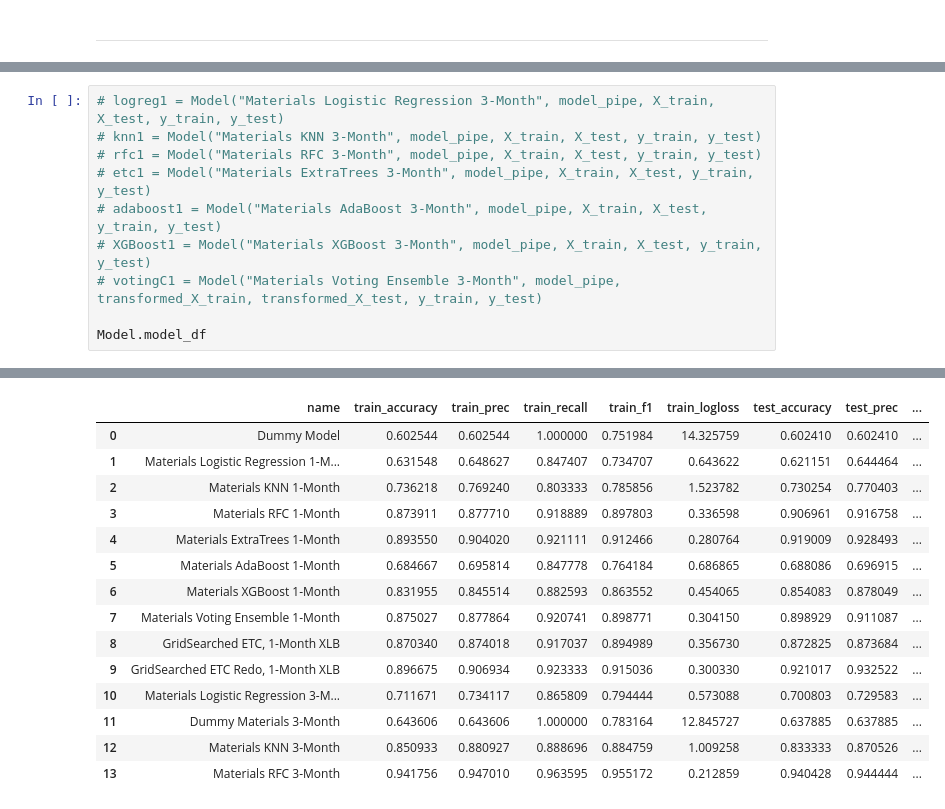
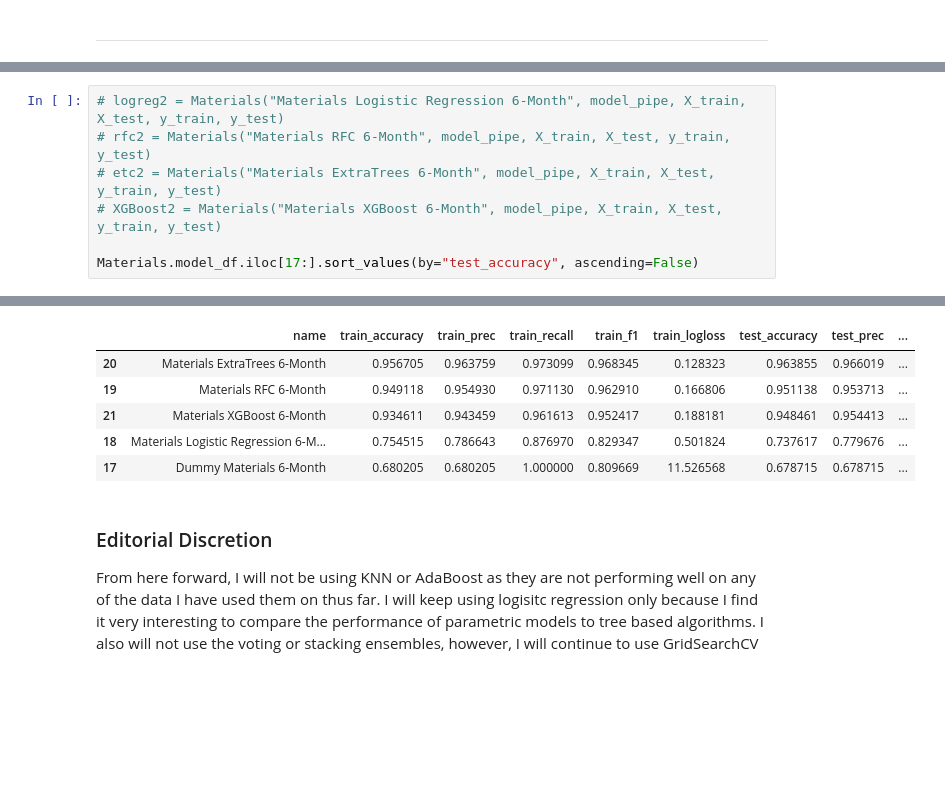
Before and after one commit to dvdhartsman/Stock_Market_Analysis, a Jupyter notebook: 2_SPDR_ETFs.ipynb, the cells around one changed output, grey strips where cells are left out. Drawn from its saved outputs; the diff is of its cells as text; blank space fills up the shorter version.

Commit message:
Modeling, functions, trees, inferential summary

```diff
--- a/2_SPDR_ETFs.ipynb
+++ b/2_SPDR_ETFs.ipynb
@@ -736,11 +803,8 @@ Pipeline(steps=[('ct',
 # %%
-# logreg1 = Model("Materials Logistic Regression 3-Month", model_pipe, X_train, X_test, y_train, y_test)
-# knn1 = Model("Materials KNN 3-Month", model_pipe, X_train, X_test, y_train, y_test)
-# rfc1 = Model("Materials RFC 3-Month", model_pipe, X_train, X_test, y_train, y_test)
-# etc1 = Model("Materials ExtraTrees 3-Month", model_pipe, X_train, X_test, y_train, y_test)
-# adaboost1 = Model("Materials AdaBoost 3-Month", model_pipe, X_train, X_test, y_train, y_test)
-# XGBoost1 = Model("Materials XGBoost 3-Month", model_pipe, X_train, X_test, y_train, y_test)
-# votingC1 = Model("Materials Voting Ensemble 3-Month", model_pipe, transformed_X_train, transformed_X_test, y_train, y_test)
+# logreg2 = Materials("Materials Logistic Regression 6-Month", model_pipe, X_train, X_test, y_train, y_test)
+# rfc2 = Materials("Materials RFC 6-Month", model_pipe, X_train, X_test, y_train, y_test)
+# etc2 = Materials("Materials ExtraTrees 6-Month", model_pipe, X_train, X_test, y_train, y_test)
+# XGBoost2 = Materials("Materials XGBoost 6-Month", model_pipe, X_train, X_test, y_train, y_test)
 
-Model.model_df
+Materials.model_df.iloc[17:].sort_values(by="test_accuracy", ascending=False)
 # %% [output]
@@ -749,15 +811,9 @@ Model.model_df
 |  | name | train_accuracy | train_prec | train_recall | train_f1 | train_logloss | test_accuracy | test_prec | ... |
-| 0 | Dummy Model | 0.602544 | 0.602544 | 1.000000 | 0.751984 | 14.325759 | 0.602410 | 0.602410 | ... |
-| 1 | Materials Logistic Regression 1-M... | 0.631548 | 0.648627 | 0.847407 | 0.734707 | 0.643622 | 0.621151 | 0.644464 | ... |
-| 2 | Materials KNN 1-Month | 0.736218 | 0.769240 | 0.803333 | 0.785856 | 1.523782 | 0.730254 | 0.770403 | ... |
-| 3 | Materials RFC 1-Month | 0.873911 | 0.877710 | 0.918889 | 0.897803 | 0.336598 | 0.906961 | 0.916758 | ... |
-| 4 | Materials ExtraTrees 1-Month | 0.893550 | 0.904020 | 0.921111 | 0.912466 | 0.280764 | 0.919009 | 0.928493 | ... |
-| 5 | Materials AdaBoost 1-Month | 0.684667 | 0.695814 | 0.847778 | 0.764184 | 0.686865 | 0.688086 | 0.696915 | ... |
-| 6 | Materials XGBoost 1-Month | 0.831955 | 0.845514 | 0.882593 | 0.863552 | 0.454065 | 0.854083 | 0.878049 | ... |
-| 7 | Materials Voting Ensemble 1-Month | 0.875027 | 0.877864 | 0.920741 | 0.898771 | 0.304150 | 0.898929 | 0.911087 | ... |
-| 8 | GridSearched ETC, 1-Month XLB | 0.870340 | 0.874018 | 0.917037 | 0.894989 | 0.356730 | 0.872825 | 0.873684 | ... |
-| 9 | GridSearched ETC Redo, 1-Month XLB | 0.896675 | 0.906934 | 0.923333 | 0.915036 | 0.300330 | 0.921017 | 0.932522 | ... |
-| 10 | Materials Logistic Regression 3-M... | 0.711671 | 0.734117 | 0.865809 | 0.794444 | 0.573088 | 0.700803 | 0.729583 | ... |
-| 11 | Dummy Materials 3-Month | 0.643606 | 0.643606 | 1.000000 | 0.783164 | 12.845727 | 0.637885 | 0.637885 | ... |
-| 12 | Materials KNN 3-Month | 0.850933 | 0.880927 | 0.888696 | 0.884759 | 1.009258 | 0.833333 | 0.870526 | ... |
-| 13 | Materials RFC 3-Month | 0.941756 | 0.947010 | 0.963595 | 0.955172 | 0.212859 | 0.940428 | 0.944444 | ... |
+| 20 | Materials ExtraTrees 6-Month | 0.956705 | 0.963759 | 0.973099 | 0.968345 | 0.128323 | 0.963855 | 0.966019 | ... |
+| 19 | Materials RFC 6-Month | 0.949118 | 0.954930 | 0.971130 | 0.962910 | 0.166806 | 0.951138 | 0.953713 | ... |
+| 21 | Materials XGBoost 6-Month | 0.934611 | 0.943459 | 0.961613 | 0.952417 | 0.188181 | 0.948461 | 0.954413 | ... |
+| 18 | Materials Logistic Regression 6-M... | 0.754515 | 0.786643 | 0.876970 | 0.829347 | 0.501824 | 0.737617 | 0.779676 | ... |
+| 17 | Dummy Materials 6-Month | 0.680205 | 0.680205 | 1.000000 | 0.809669 | 11.526568 | 0.678715 | 0.678715 | ... |
+# %% [markdown]
+### Editorial Discretion
+From here forward, I will not be using KNN or AdaBoost as they are not performing well on any of the data I have used them on thus far. I will keep using logisitc regression only because I find it very interesting to compare the performance of parametric models to tree based algorithms. I also will not use the voting or stacking ensembles, however, I will continue to use GridSearchCV
```
Also changed, not shown: parts of 297 cells of this notebook, 2 other files.
